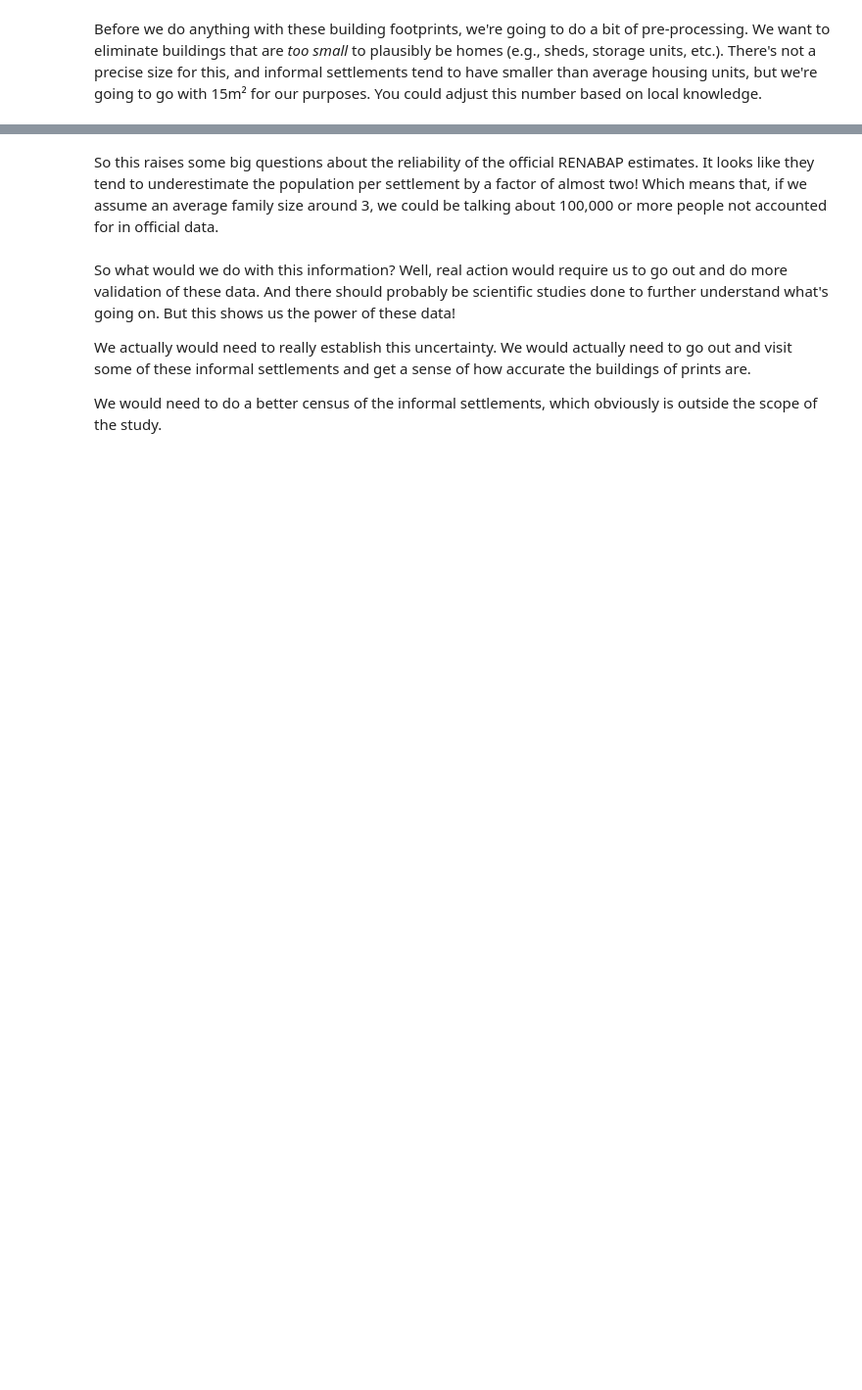
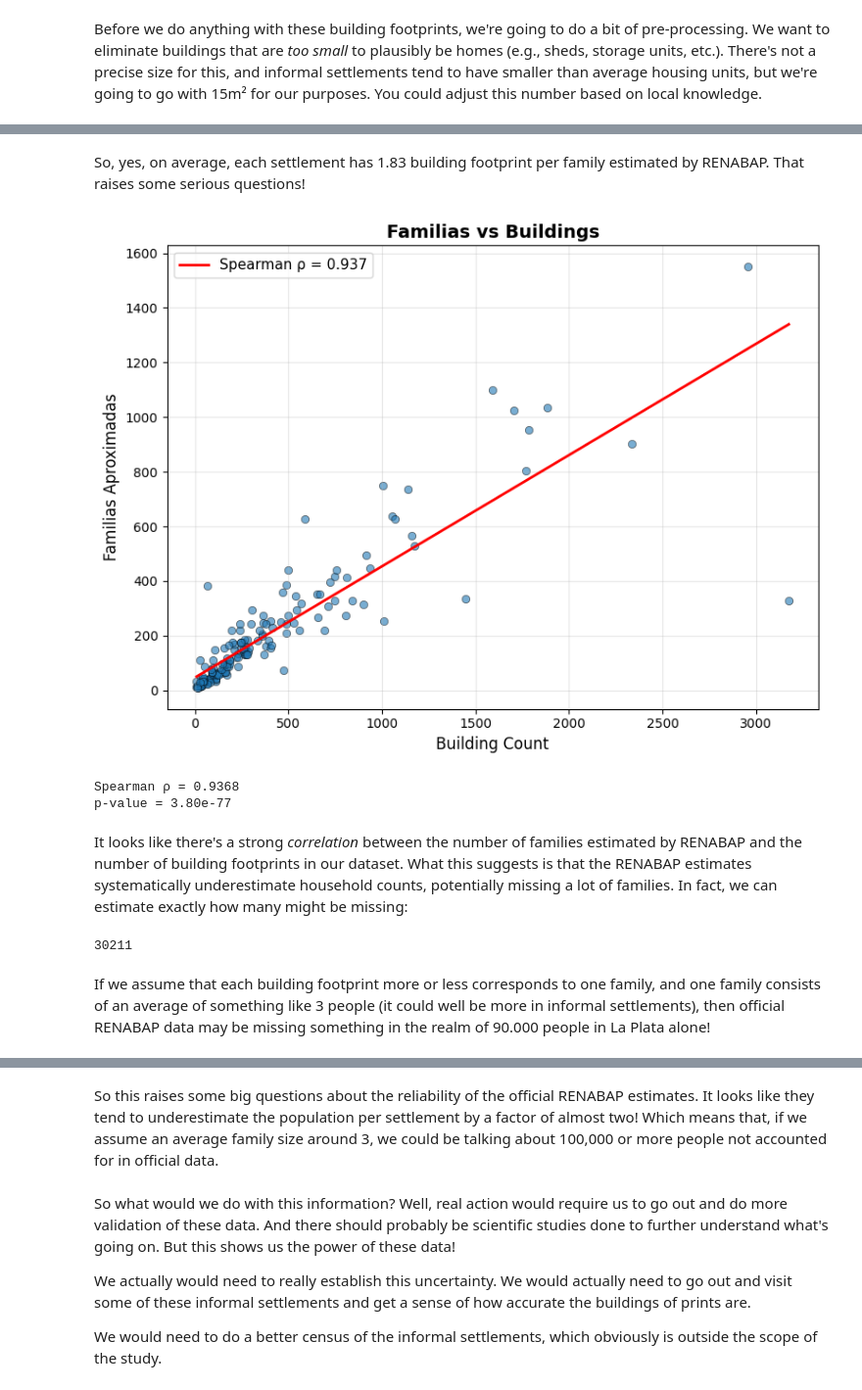
Before and after one commit to nlebovits/datos-escala-humana, a Jupyter notebook: es/datos-abiertos/unidad_2_soluciones.ipynb, the cells around one changed output, grey strips where cells are left out. Shown at 98% size. Saved outputs shown, nothing was run; the diff lists cells and outputs as text; code cells hidden in the pictures; blank space fills up the shorter version.

```diff
--- a/es/datos-abiertos/unidad_2_soluciones.ipynb
+++ b/es/datos-abiertos/unidad_2_soluciones.ipynb
@@ -462,0 +571,56 @@ We can map a couple of our outliers here, comparing the number of families estim
+# %% [markdown]
+So, yes, on average, each settlement has 1.83 building footprint per family estimated by RENABAP. That raises some serious questions!
+# %%
+import matplotlib.pyplot as plt
+import numpy as np
+from scipy import stats
+
+# Create figure
+fig, ax = plt.subplots(figsize=(8, 6))
+
+# Plot families vs buildings
+ax.scatter(renabap_la_plata['buildings_count'],
+           renabap_la_plata['familias_aproximadas'],
+           alpha=0.6, edgecolors='k', linewidth=0.5)
+
+# Spearman correlation
+rho, p_value = stats.spearmanr(
+    renabap_la_plata['buildings_count'],
+    renabap_la_plata['familias_aproximadas']
+)
+
+# Add regression line
+slope, intercept = np.polyfit(
+    renabap_la_plata['buildings_count'],
+    renabap_la_plata['familias_aproximadas'],
+    1
+)
+x = np.array([renabap_la_plata['buildings_count'].min(),
+              renabap_la_plata['buildings_count'].max()])
+ax.plot(x, intercept + slope*x, 'r-', linewidth=2,
+        label=f'Spearman ρ = {rho:.3f}')
+
+ax.set_xlabel('Building Count', fontsize=12)
+ax.set_ylabel('Familias Aproximadas', fontsize=12)
+ax.set_title('Familias vs Buildings', fontsize=14, fontweight='bold')
+ax.legend(fontsize=11)
+ax.grid(alpha=0.3)
+
+plt.tight_layout()
+plt.show()
+
+# Print stats
+print(f"Spearman ρ = {rho:.4f}")
+print(f"p-value = {p_value:.2e}")
+# %% [output]
+[figure, added]
+Spearman ρ = 0.9368
+p-value = 3.80e-77
+# %% [markdown]
+It looks like there's a strong _correlation_ between the number of families estimated by RENABAP and the number of building footprints in our dataset. What this suggests is that the RENABAP estimates systematically underestimate household counts, potentially missing a lot of families. In fact, we can estimate exactly how many might be missing:
+# %%
+print(renabap_la_plata['buildings_count'].sum() - renabap_la_plata['familias_aproximadas'].sum())
+# %% [output]
+30211
+# %% [markdown]
+If we assume that each building footprint more or less corresponds to one family, and one family consists of an average of something like 3 people (it could well be more in informal settlements), then official RENABAP data may be missing something in the realm of 90.000 people in La Plata alone!
```
Also changed, not shown: parts of 67 cells of this notebook, 1 other file.
